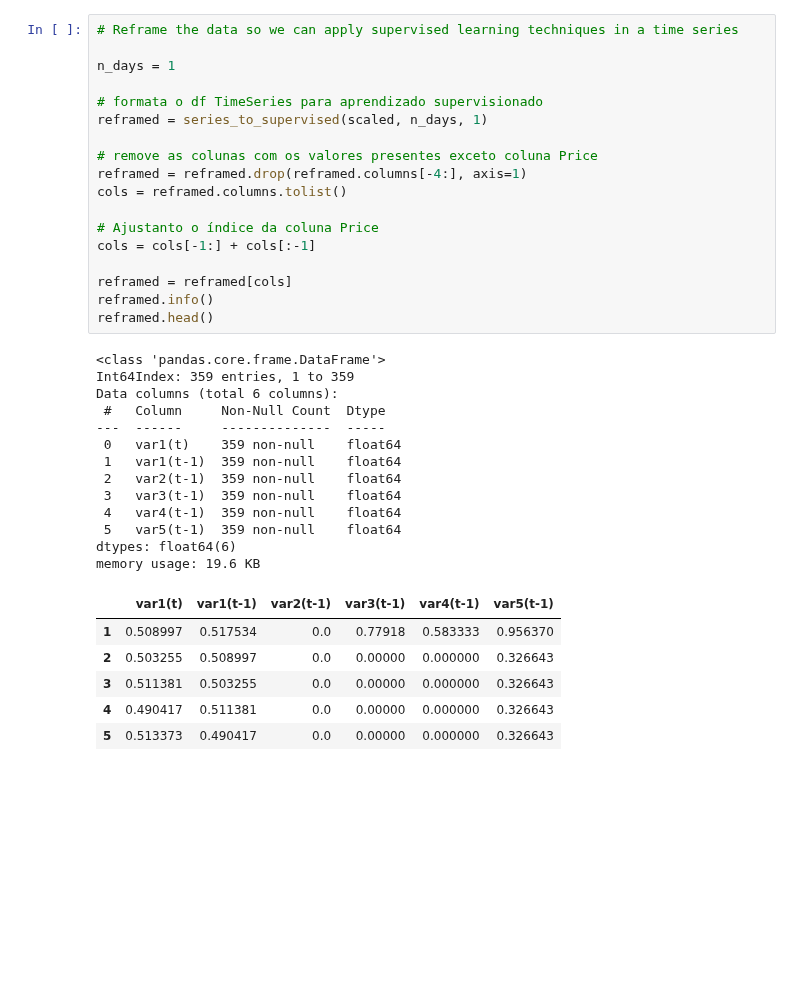
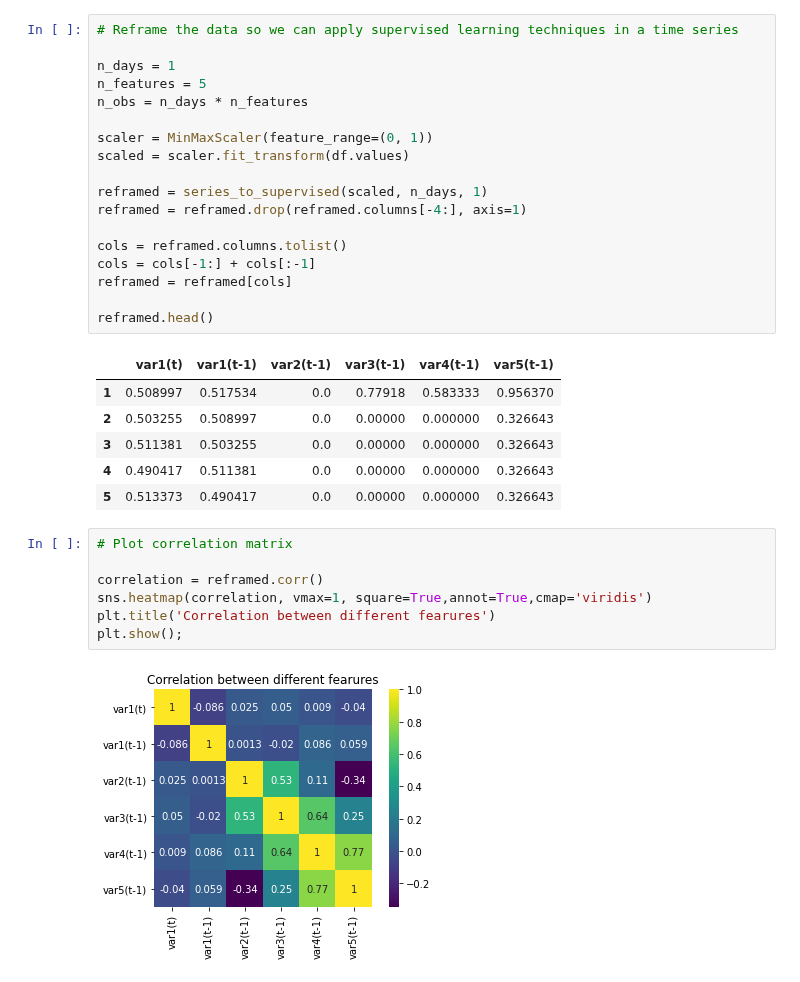
Before and after one commit to prbpedro/tcc_puc, a Jupyter notebook: src/3_build_linear_regression_model.ipynb, the cells around one changed output. Saved outputs shown, nothing was run; the diff lists cells and outputs as text; blank space fills up the shorter version.

```diff
--- a/src/3_build_linear_regression_model.ipynb
+++ b/src/3_build_linear_regression_model.ipynb
@@ -102,38 +63,34 @@ plt.show()
 # Reframe the data so we can apply supervised learning techniques in a time series
 
 n_days = 1
+n_features = 5
+n_obs = n_days * n_features
 
-# formata o df TimeSeries para aprendizado supervisionado
+scaler = MinMaxScaler(feature_range=(0, 1))
+scaled = scaler.fit_transform(df.values)
+
 reframed = series_to_supervised(scaled, n_days, 1)
+reframed = reframed.drop(reframed.columns[-4:], axis=1)
 
-# remove as colunas com os valores presentes exceto coluna Price
-reframed = reframed.drop(reframed.columns[-4:], axis=1)
 cols = reframed.columns.tolist()
+cols = cols[-1:] + cols[:-1]
+reframed = reframed[cols]
 
-# Ajustanto o índice da coluna Price
-cols = cols[-1:] + cols[:-1]
-
-reframed = reframed[cols]
-reframed.info()
 reframed.head()
 # %% [output]
-<class 'pandas.core.frame.DataFrame'>
-Int64Index: 359 entries, 1 to 359
-Data columns (total 6 columns):
- #   Column     Non-Null Count  Dtype
----  ------     --------------  -----
- 0   var1(t)    359 non-null    float64
- 1   var1(t-1)  359 non-null    float64
- 2   var2(t-1)  359 non-null    float64
- 3   var3(t-1)  359 non-null    float64
- 4   var4(t-1)  359 non-null    float64
- 5   var5(t-1)  359 non-null    float64
-dtypes: float64(6)
-memory usage: 19.6 KB
 |  | var1(t) | var1(t-1) | var2(t-1) | var3(t-1) | var4(t-1) | var5(t-1) |
 | 1 | 0.508997 | 0.517534 | 0.0 | 0.77918 | 0.583333 | 0.956370 |
 | 2 | 0.503255 | 0.508997 | 0.0 | 0.00000 | 0.000000 | 0.326643 |
 | 3 | 0.511381 | 0.503255 | 0.0 | 0.00000 | 0.000000 | 0.326643 |
 | 4 | 0.490417 | 0.511381 | 0.0 | 0.00000 | 0.000000 | 0.326643 |
 | 5 | 0.513373 | 0.490417 | 0.0 | 0.00000 | 0.000000 | 0.326643 |
+# %%
+# Plot correlation matrix
+
+correlation = reframed.corr()
+sns.heatmap(correlation, vmax=1, square=True,annot=True,cmap='viridis')
+plt.title('Correlation between different fearures')
+plt.show();
+# %% [output]
+[figure, added]
 # %%
```
Also changed, not shown: parts of 10 cells of this notebook, 20 other files.
